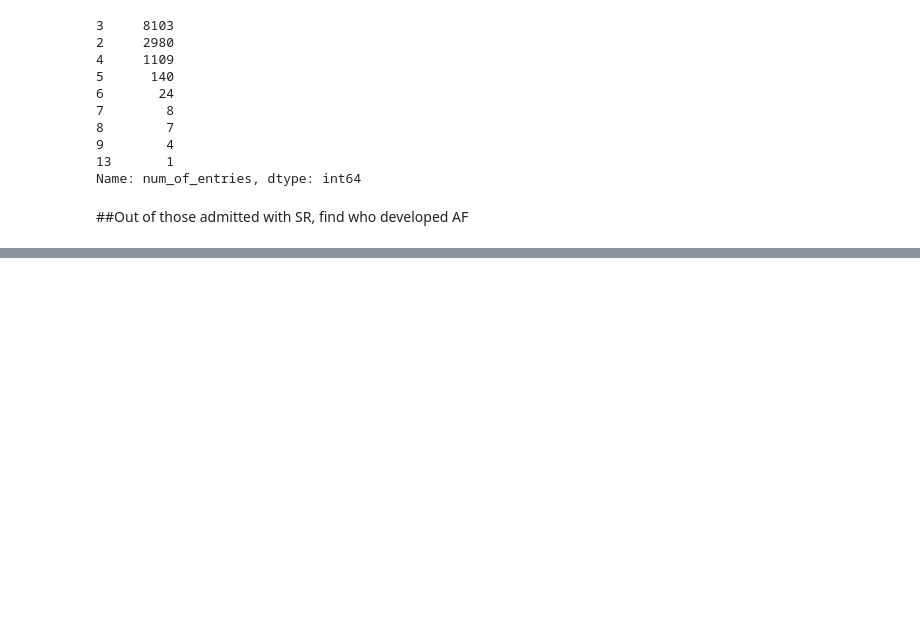
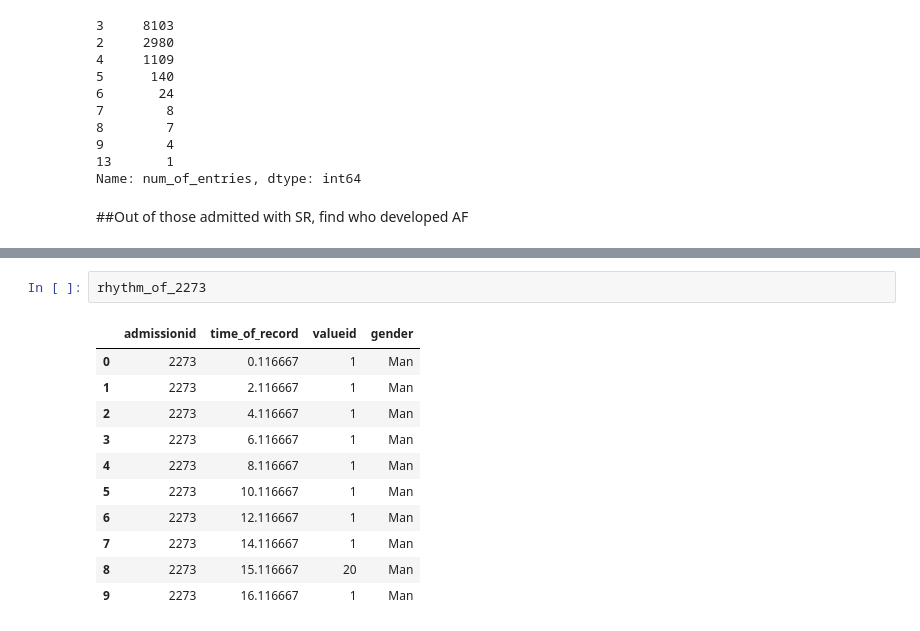
Before and after one commit to kingbughk-notused/Datathon-2021, a Jupyter notebook: AF.ipynb, the cells around one changed output, grey strips where cells are left out. Saved outputs shown, nothing was run; the diff lists cells and outputs as text; blank space fills up the shorter version.

```diff
--- a/AF.ipynb
+++ b/AF.ipynb
@@ -303,0 +431,14 @@ Name: time_to_AF, dtype: float64
+# %%
+rhythm_of_2273
+# %% [output]
+|  | admissionid | time_of_record | valueid | gender |
+| 0 | 2273 | 0.116667 | 1 | Man |
+| 1 | 2273 | 2.116667 | 1 | Man |
+| 2 | 2273 | 4.116667 | 1 | Man |
+| 3 | 2273 | 6.116667 | 1 | Man |
+| 4 | 2273 | 8.116667 | 1 | Man |
+| 5 | 2273 | 10.116667 | 1 | Man |
+| 6 | 2273 | 12.116667 | 1 | Man |
+| 7 | 2273 | 14.116667 | 1 | Man |
+| 8 | 2273 | 15.116667 | 20 | Man |
+| 9 | 2273 | 16.116667 | 1 | Man |
```
Also changed, not shown: parts of 15 cells of this notebook.
